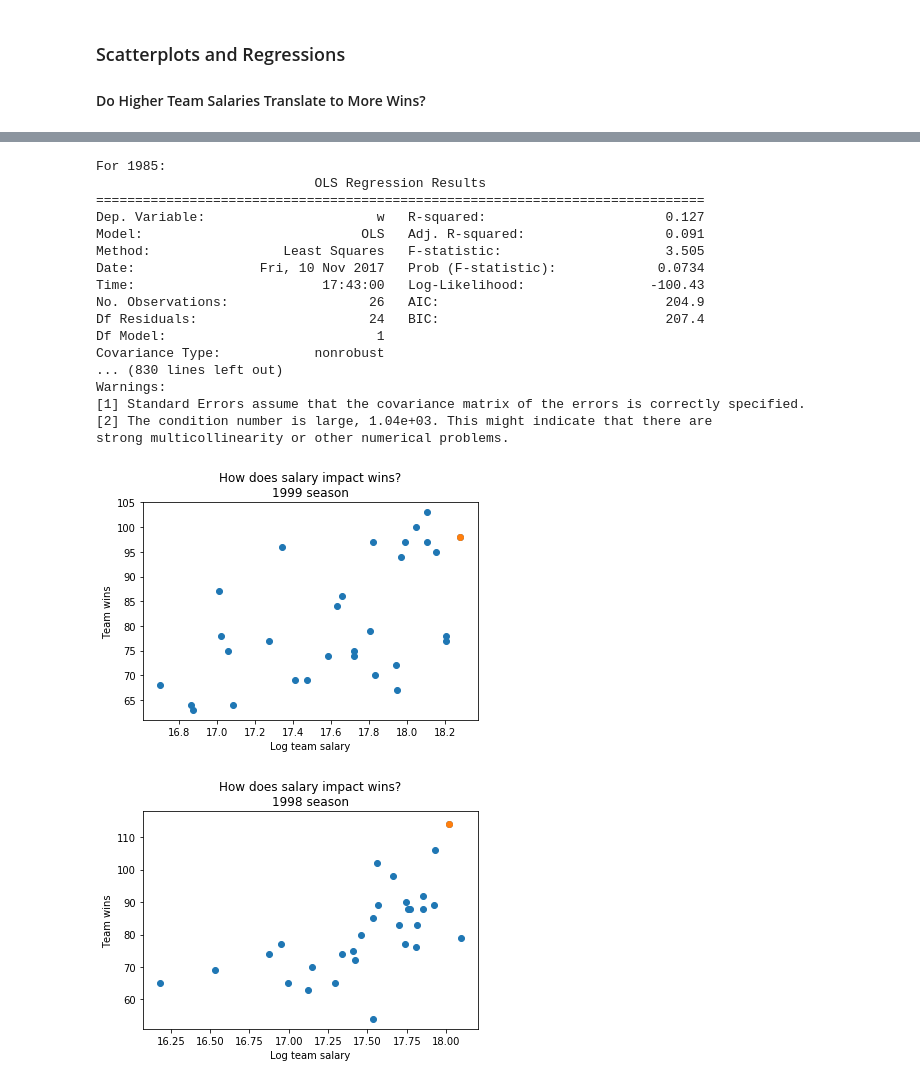
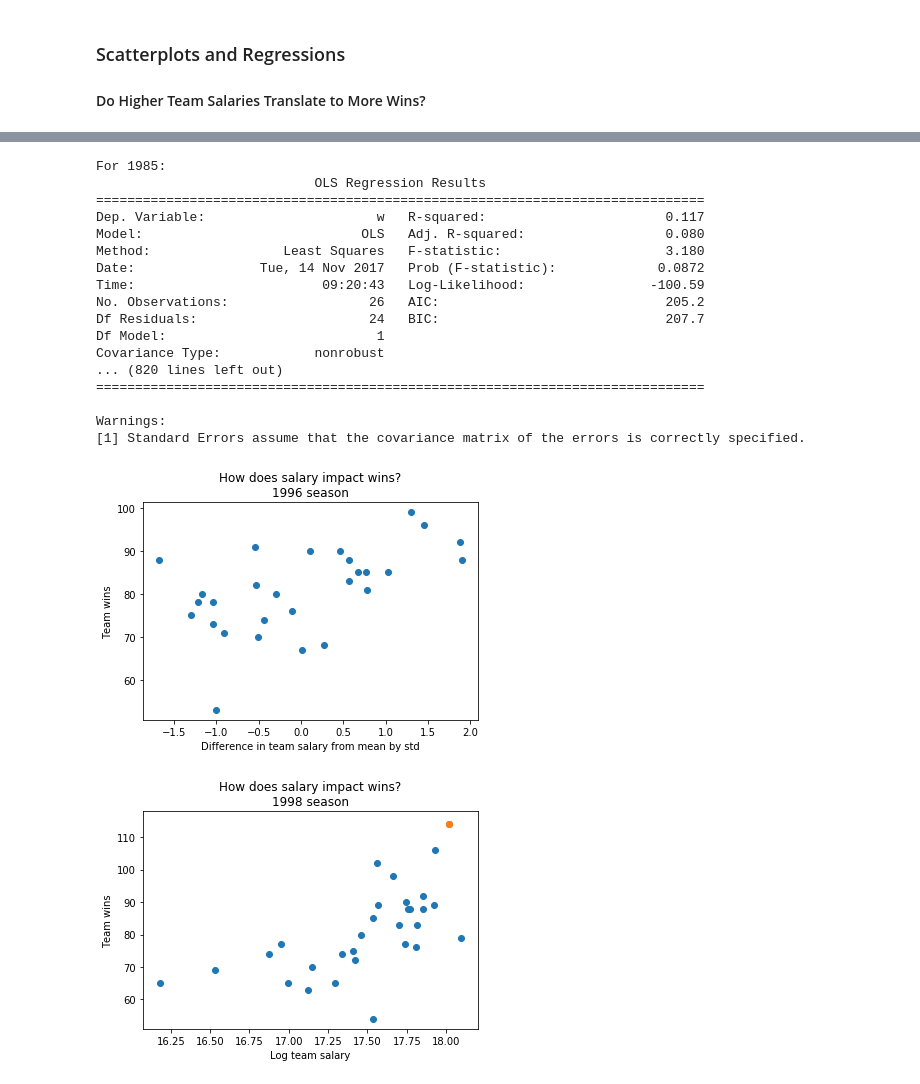
Before and after one commit to jnelson16/springboard-capstone, a Jupyter notebook: Salary.ipynb, the cells around one changed output, grey strips where cells are left out. Drawn from its saved outputs; the diff is of its cells as text; code cells hidden in the pictures.

```diff
--- a/Salary.ipynb
+++ b/Salary.ipynb
@@ -174,16 +176,18 @@ def salary_year(year):
     team_salary_year = team_salary[team_salary.year == year]
     wins = team_salary_year.groupby('team_id')['w'].median()
     salary_total = team_salary_year.groupby('team_id')['salary'].sum()
-    return wins, salary_total
+    rel_salary_total = (salary_total - salary_total.mean()) / salary_total.std()
+    ws = team_salary_year[team_salary_year.ws_win == 'Y']
+    ws_salary = (ws.groupby('team_id')['salary'].sum() - salary_total.mean()) / salary_total.std()
+    ws_wins = ws.groupby('team_id')['w'].median()
+    return wins, rel_salary_total, ws_salary, ws_wins
 # %%
 def wins_salary_graph(year):
-    wins, salary_total = salary_year(year)
-    team_salary_year = team_salary[team_salary.year == year]
-    ws_win = team_salary_year[team_salary_year.ws_win == 'Y']
-    plt.scatter(np.log(salary_total), wins)
-    plt.scatter(np.log(ws_win.groupby('team_id')['salary'].sum()), ws_win.groupby('team_id')['w'].median())
+    wins, salary_total, ws_salary, ws_wins = salary_year(year)
+    plt.scatter(salary_total, wins)
+    plt.scatter(ws_salary, ws_wins)
     plt.ylabel("Team wins")
-    plt.xlabel("Log team salary")
+    plt.xlabel("Difference in team salary from mean by std")
     plt.title(f"How does salary impact wins?\n{year} season")
 # %%
 wins_salary_graph(2015)
@@ -195,7 +239,7 @@ import statsmodels.formula.api as smf
 # %%
 for year in range(1985, 2016):
     y, X = salary_year(year)
-    X = np.log(X)
+    #X = np.log(X)
     X = sm.add_constant(X)
     results = smf.OLS(y, X).fit()
     print(f'\nFor {year}:\n{results.summary()}')
@@ -203,24 +247,24 @@ for year in range(1985, 2016):
 For 1985:
                             OLS Regression Results
 ==============================================================================
-Dep. Variable:                      w   R-squared:                       0.127
-Model:                            OLS   Adj. R-squared:                  0.091
-Method:                 Least Squares   F-statistic:                     3.505
-Date:                Fri, 10 Nov 2017   Prob (F-statistic):             0.0734
-Time:                        17:43:00   Log-Likelihood:                -100.43
-No. Observations:                  26   AIC:                             204.9
-Df Residuals:                      24   BIC:                             207.4
+Dep. Variable:                      w   R-squared:                       0.117
+Model:                            OLS   Adj. R-squared:                  0.080
+Method:                 Least Squares   F-statistic:                     3.180
+Date:                Tue, 14 Nov 2017   Prob (F-statistic):             0.0872
+Time:                        09:20:43   Log-Likelihood:                -100.59
+No. Observations:                  26   AIC:                             205.2
+Df Residuals:                      24   BIC:                             207.7
 Df Model:                           1
 Covariance Type:            nonrobust
-... (830 lines left out)
+... (820 lines left out)
+==============================================================================
+
 Warnings:
 [1] Standard Errors assume that the covariance matrix of the errors is correctly specified.
-[2] The condition number is large, 1.04e+03. This might indicate that there are
-strong multicollinearity or other numerical problems.
 # %%
-wins_salary_graph(1999)
+wins_salary_graph(1996)
 # %% [output]
-[figure, old version]
+[figure, new version]
 # %%
 wins_salary_graph(1998)
 # %% [output]
```
Also changed, not shown: parts of 18 cells of this notebook, 2 other files.
